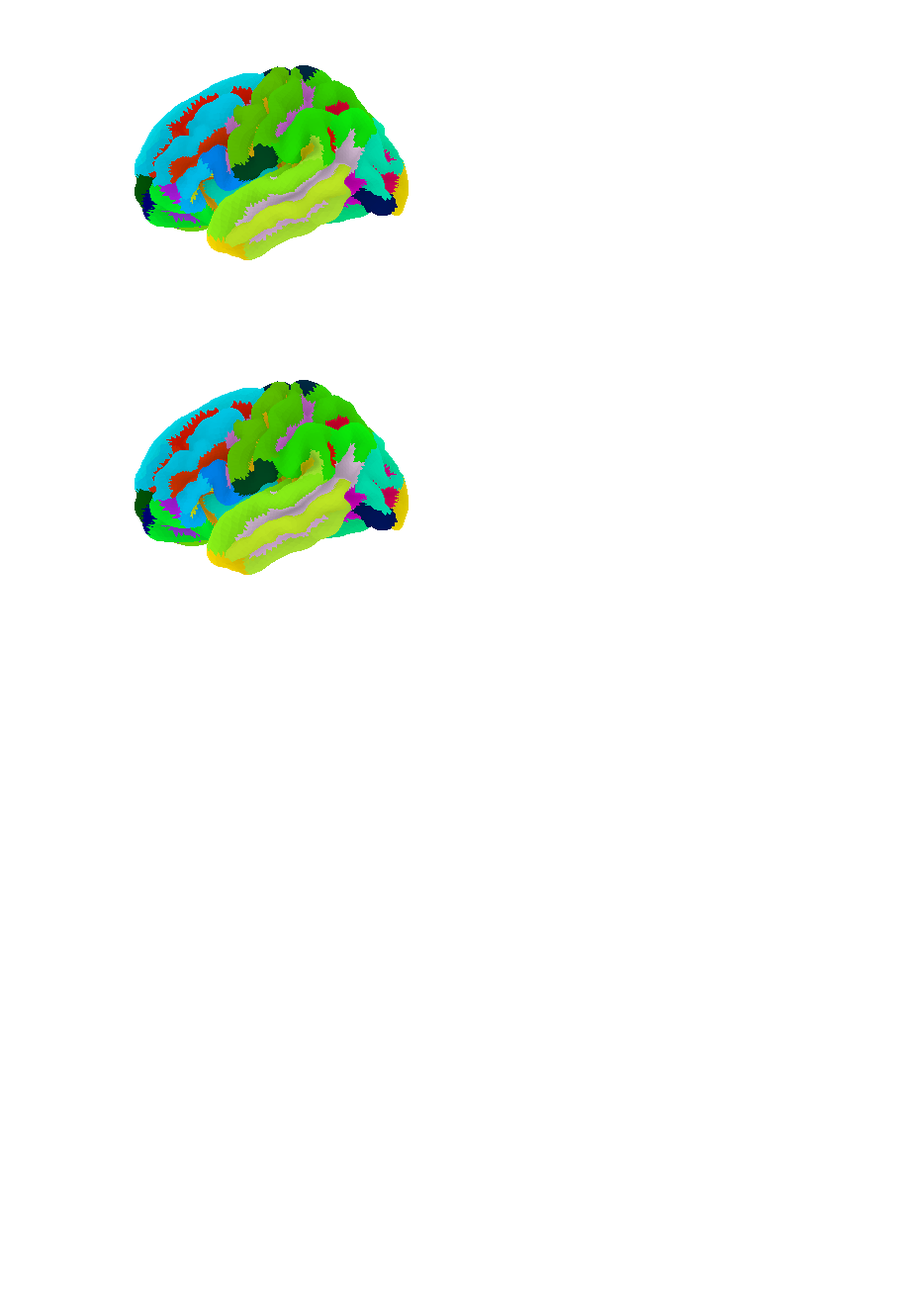
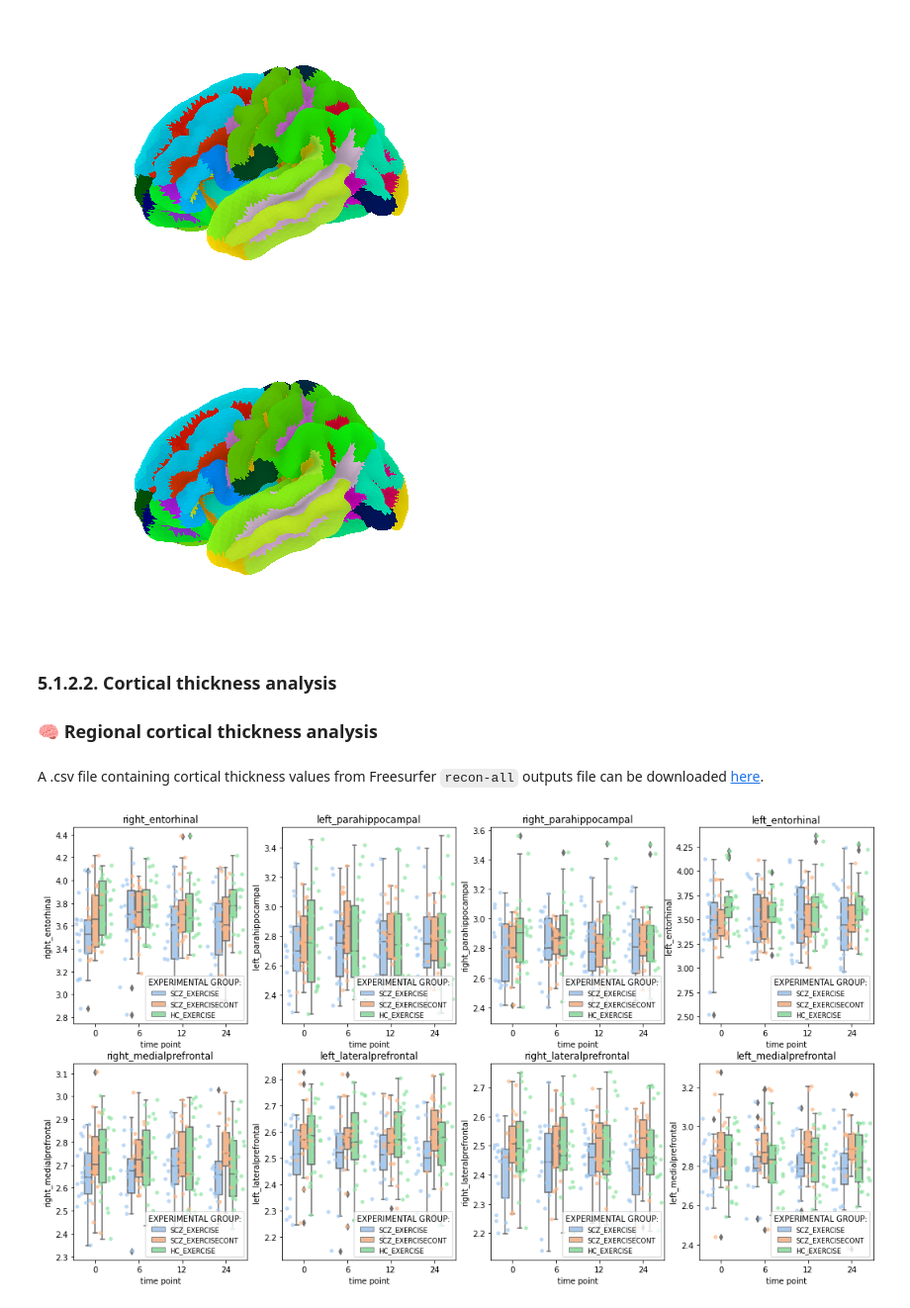
Before and after one commit to fishtree-attempt/SDC-BIDS-sMRI, a Jupyter notebook: code/5_sMRI_StatisticalAnalysis.ipynb, the cells around one changed output. Shown at 99% size. Drawn from its saved outputs; the diff is of its cells as text; code cells hidden in the pictures; blank space fills up the shorter version.

````diff
--- a/code/5_sMRI_StatisticalAnalysis.ipynb
+++ b/code/5_sMRI_StatisticalAnalysis.ipynb
@@ -239,3 +253,8 @@ plotting.plot_surf_roi(fsaverage['pial_left'], roi_map=parcellation,hemi='left',
 # %% [output]
 [figure]
 [figure]
+# %% [markdown]
+### 5.1.2.2. Cortical thickness analysis
+### 🧠 Regional cortical thickness analysis
+# %% [markdown]
+A .csv file containing cortical thickness values from Freesurfer ```recon-all``` outputs file can be downloaded [here](https://github.com/carpentries-incubator/SDC-BIDS-sMRI/tree/gh-pages/_extras/5_OtherFiles/cortical_thickness_results.csv).
@@ -241,0 +268,3 @@ plotting.plot_surf_roi(fsaverage['pial_left'], roi_map=parcellation,hemi='left',
+# %%
+SCZ_CT = pd.read_csv("cortical_thickness_results.csv")
+SCZ_CT = SCZ_CT.dropna() # remove rows if a values is not available
@@ -241,0 +274,18 @@ plotting.plot_surf_roi(fsaverage['pial_left'], roi_map=parcellation,hemi='left',
+# %%
+fig, axes = plt.subplots(2, 4, figsize=(18, 10))
+row=0; colm=3
+for col in range(3,11):
+    colm=col-2
+    if col>6: row=1; colm=colm-4
+
+    sns.boxplot(ax=axes[row, colm-2],x='time point', y=SCZ_CT.columns.tolist()[col],
+                width=0.5, data=SCZ_CT, hue='Experimental_group',
+                palette='pastel').set(xlabel='Time point/weeks', ylabel='Cortical thickness/mm',title=SCZ_CT.columns.tolist()[col])
+
+    sns.stripplot(ax=axes[row, colm-2],x='time point', y=SCZ_CT.columns.tolist()[col], data=SCZ_CT,
+                  hue='Experimental_group',jitter=0.5, dodge=True,alpha=0.7,palette='pastel')
+
+    h, l = axes[row, colm-2].get_legend_handles_labels()
+    axes[row, colm-2].legend(h, ['SCZ_EXERCISE', 'SCZ_EXERCISECONT','HC_EXERCISE'], title="EXPERIMENTAL GROUP:", loc='lower right',fontsize='small')
+# %% [output]
+[figure, added]
````
Also changed, not shown: parts of 45 cells of this notebook.
